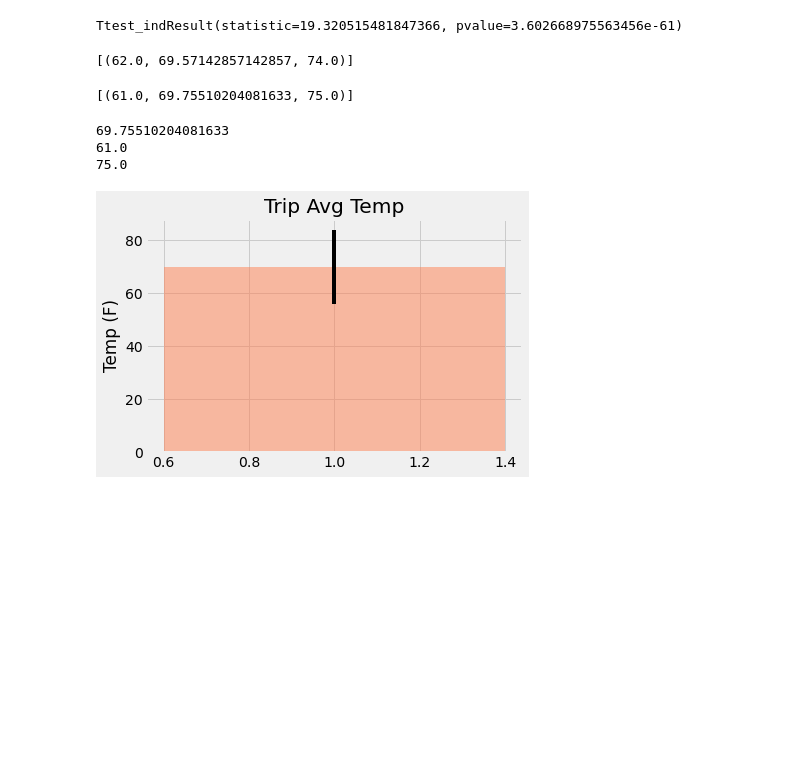
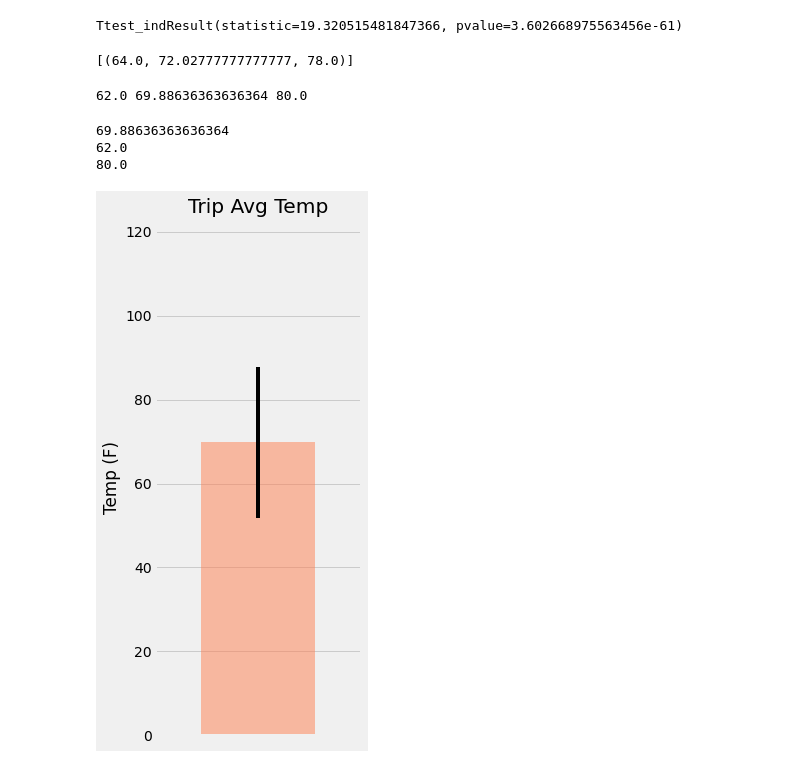
Before and after one commit to LeeProut/sqlalchemy-challenge, a Jupyter notebook: climate.ipynb, the cells around one changed output. Saved outputs shown, nothing was run; the diff lists cells and outputs as text; code cells hidden in the pictures; blank space fills up the shorter version.

Commit message:
worked through list of temp max, avg, min

```diff
--- a/climate.ipynb
+++ b/climate.ipynb
@@ -315,9 +315,9 @@ def calc_temps(start_date, end_date):
         filter(Measurement.date >= start_date).filter(Measurement.date <= end_date).all()
 
 # function usage example
-print(calc_temps('2012-02-28', '2012-03-05'))
+print(calc_temps('2017-02-28', '2017-03-05'))
 # %% [output]
-[(62.0, 69.57142857142857, 74.0)]
+[(64.0, 72.02777777777777, 78.0)]
 # %%
 # Use your previous function `calc_temps` to calculate the tmin, tavg, and tmax
 # for your trip using the previous year's data for those same dates.
@@ -336,12 +336,12 @@ def calc_temps(start_date, end_date):
         filter(Measurement.date >= start_date).filter(Measurement.date <= end_date).all()
 
 # function usage example
-#print(calc_temps('2011-02-28', '2011-03-05'))
-
-trip_temps = (calc_temps('2011-02-28', '2011-03-05'))
-print(trip_temps)
+#print(calc_temps('2017-02-28', '2017-03-05'))
-# %% [output]
-[(61.0, 69.75510204081633, 75.0)]
+# %%
+t_min, t_avg, t_max = (calc_temps('2016-02-28', '2016-03-05'))[0]
+print(t_min, t_avg, t_max)
+# %% [output]
+62.0 69.88636363636364 80.0
 # %%
 # Plot the results from your previous query as a bar chart.
 # Use "Trip Avg Temp" as your Title
@@ -350,50 +350,43 @@ print(trip_temps)
 
 #unpack tuples using list comprehension
 # t_avg = [result[1] for result in trip_temps]
 # t_min = [result[0] for result in trip_temps]
 # t_max = [result[2] for result in trip_temps]
 
 # for result in dec_averages:
 #     temp = result[1]
 
 
-for result in trip_temps:
-    t_avg = result[1]
-    t_min = result[0]
-    t_max = result[2]
+# for result in trip_temps:
+#     t_avg = result[1]
+#     t_min = result[0]
+#     t_max = result[2]
 
 
 print(t_avg)
 print(t_min)
 print(t_max)
 
-
-y_value = t_avg
+fig,ax = plt.subplots(figsize=plt.figaspect(2))
 x_axis = 1
 
-plt.bar(x_axis, y_value, color="coral", alpha=0.5, yerr=t_max-t_min)
 
-plt.title("Trip Avg Temp")
-plt.ylabel("Temp (F)")
-
-plt.show()
-
-# df1 = pd.DataFrame(trip_temps, columns=["Min Temp", "Avg Temp", "Max Temp"])
-# df1
-
-# df1.plot.bar(t_avg, yerr=(t_max-t_min))
+graph = ax.bar(x_axis, t_avg, yerr=t_max-t_min, alpha=0.5, color="coral", align="center")
+ax.margins(.4, .4)
+ax.set(xticks=range(x_axis), xticklabels="a", title="Trip Avg Temp", ylabel="Temp (F)")
+fig.tight_layout()
 
 ##example of how to handle plot if using df with additional columns
 # x_values = precip_df["date"]
 # y_values = precip_df["prcp"]
 
 # precip_df.plot(x_values, y_values)
 
 # x_axis = np.arange(len(trip_temps))
 
 # plt.bar(x_axis, t_avg, yerr=(t_max-t_min))
 # %% [output]
-69.75510204081633
-61.0
-75.0
+69.88636363636364
+62.0
+80.0
-[figure, old version]
+[figure, new version]
```
Also changed, not shown: parts of 7 cells of this notebook.
